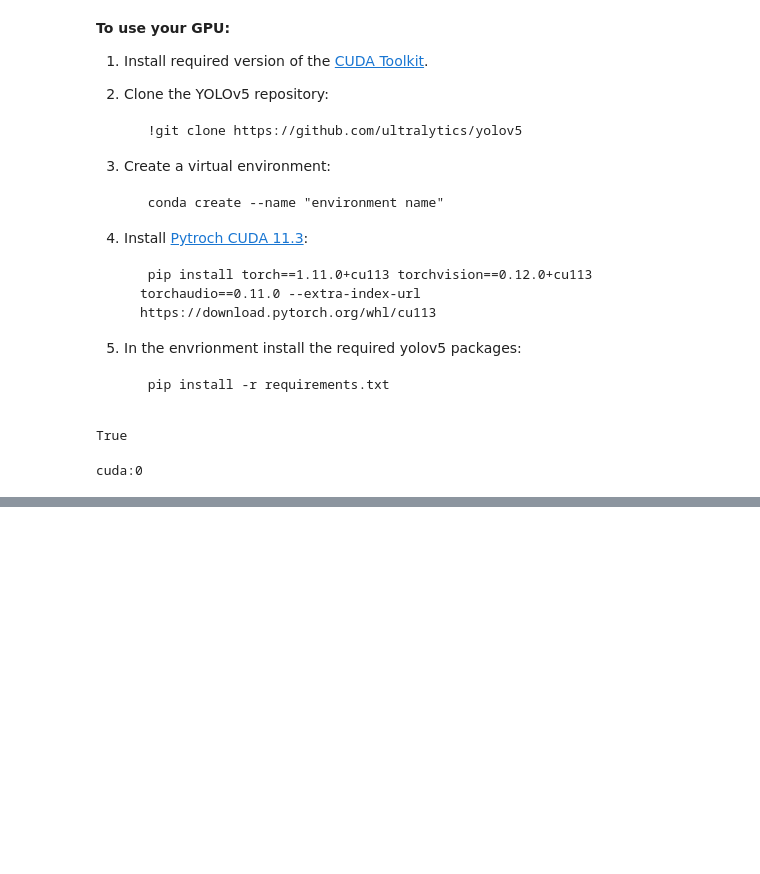
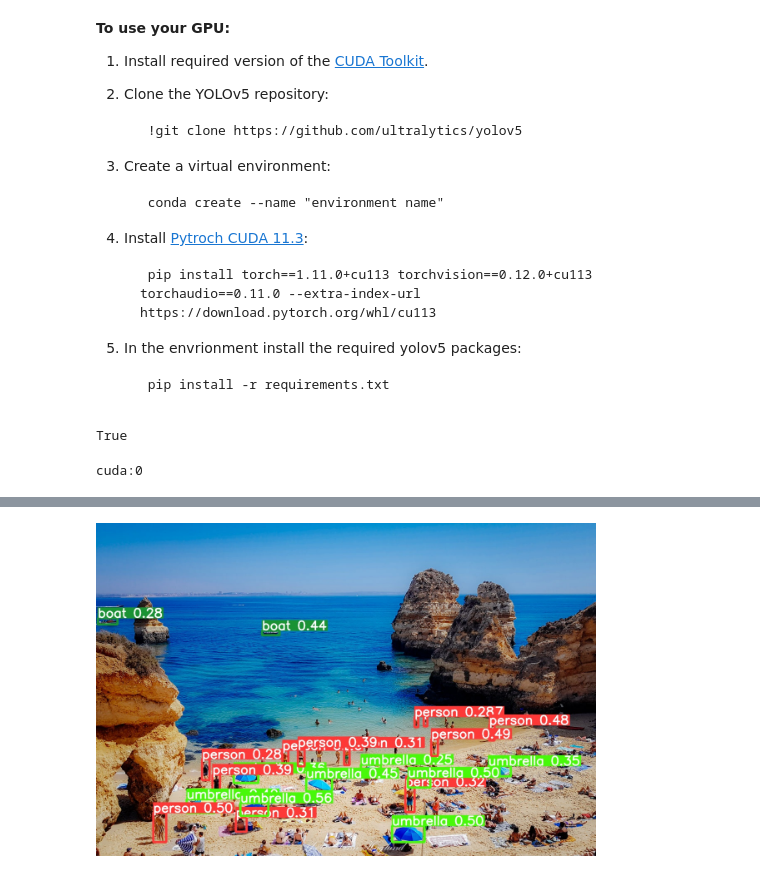
Before and after one commit to dujest/yolov5-project-1, a Jupyter notebook: yolov5-p1.ipynb, the cells around one changed output, grey strips where cells are left out. Saved outputs shown, nothing was run; the diff lists cells and outputs as text; code cells hidden in the pictures; blank space fills up the shorter version.

Commit message:
inference with detect.py

```diff
--- a/yolov5-p1.ipynb
+++ b/yolov5-p1.ipynb
@@ -33,0 +58,4 @@ cuda:0
+# %%
+display.Image(filename='runs/detect/exp/beach.jpg', width=500)
+# %% [output]
+[figure, added]
```
Also changed, not shown: parts of 8 cells of this notebook.
